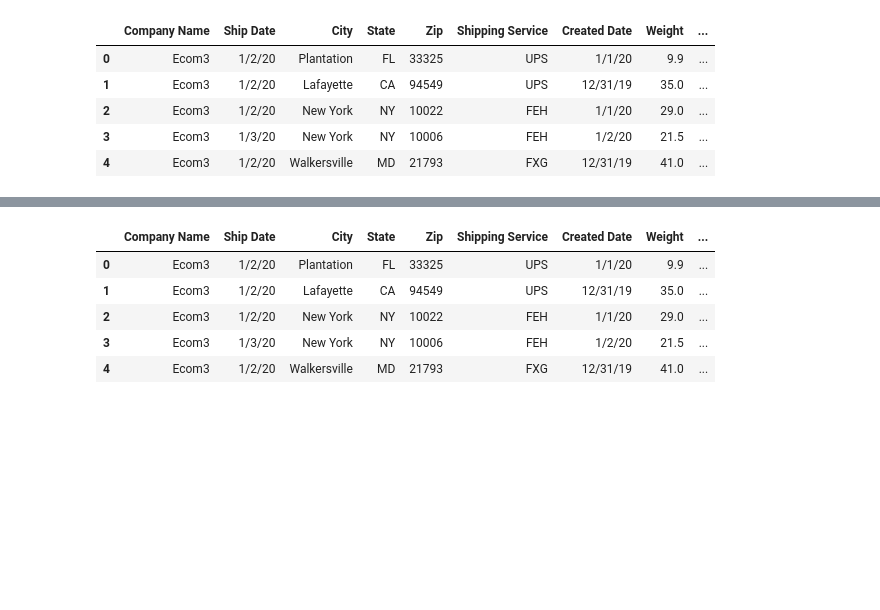
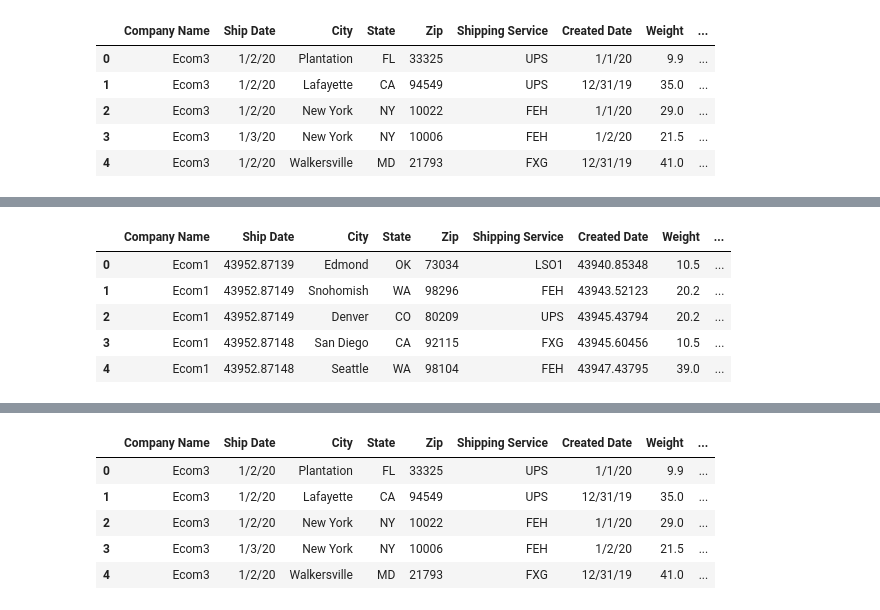
Before and after one commit to Sgant1/Winedemic, a Jupyter notebook: data_frame/Join_2020_and_Connect_SQL.ipynb, the cells around one changed output, grey strips where cells are left out. Saved outputs shown, nothing was run; the diff lists cells and outputs as text; code cells hidden in the pictures; blank space fills up the shorter version.

```diff
--- a/data_frame/Join_2020_and_Connect_SQL.ipynb
+++ b/data_frame/Join_2020_and_Connect_SQL.ipynb
@@ -44,7 +65,14 @@ clean_df_2020_04 = pd.read_csv(load_2020_04, index_col=[0])
 # %%
 # Read Clean_2020_05.csv into a DataFrame
 clean_df_2020_05 = pd.read_csv(load_2020_05, index_col=[0])
-#clean_df_2020_05.head()
+clean_df_2020_05.head()
+# %% [output]
+|  | Company Name | Ship Date | City | State | Zip | Shipping Service | Created Date | Weight | ... |
+| 0 | Ecom1 | 43952.87139 | Edmond | OK | 73034 | LSO1 | 43940.85348 | 10.5 | ... |
+| 1 | Ecom1 | 43952.87149 | Snohomish | WA | 98296 | FEH | 43943.52123 | 20.2 | ... |
+| 2 | Ecom1 | 43952.87149 | Denver | CO | 80209 | UPS | 43945.43794 | 20.2 | ... |
+| 3 | Ecom1 | 43952.87148 | San Diego | CA | 92115 | FXG | 43945.60456 | 10.5 | ... |
+| 4 | Ecom1 | 43952.87148 | Seattle | WA | 98104 | FEH | 43947.43795 | 39.0 | ... |
 # %%
 # Read Clean_2020_06.csv into a DataFrame
 clean_df_2020_06 = pd.read_csv(load_2020_06, index_col=[0])
```
Also changed, not shown: parts of 14 cells of this notebook, 4 other files.
